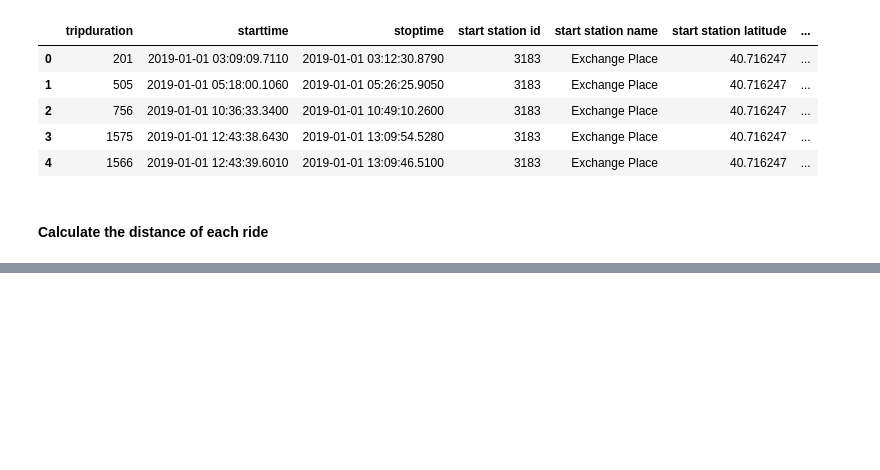
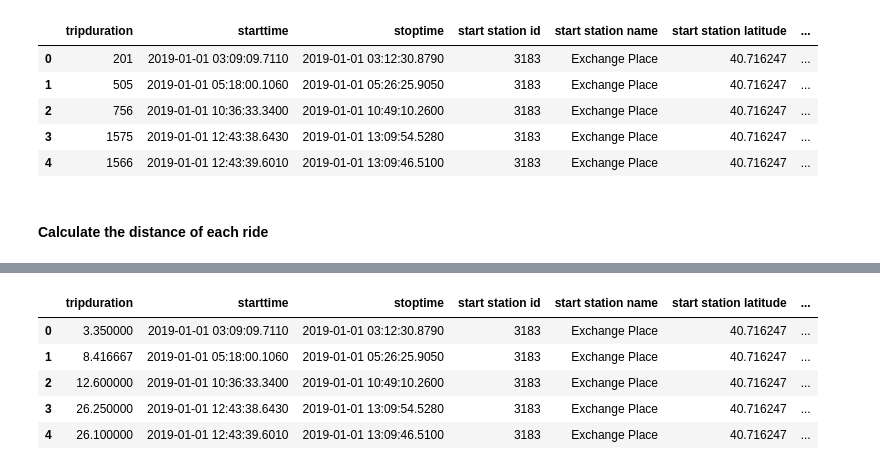
Before and after one commit to lorijta92/tableau-citibike, a Jupyter notebook: clean_citibike.ipynb, the cells around one changed output, grey strips where cells are left out. Drawn from its saved outputs; the diff is of its cells as text; code cells hidden in the pictures; blank space fills up the shorter version.

Commit message:
more data cleaning

```diff
--- a/clean_citibike.ipynb
+++ b/clean_citibike.ipynb
@@ -93,3 +90,7 @@ for i in range(0, len(lat1)):
 
     # Append miles travel to 'distance' list
     distance.append(miles)
+# %%
+# Add trip distance as new column to data frame
+df["tripdistance (mi)"] = distance
+df.head()
@@ -95,0 +104,15 @@ for i in range(0, len(lat1)):
+# %%
+# Convert trip duration column from seconds to minutes
+df["tripduration"] = [trip/60 for trip in df["tripduration"]]
+
+# Rename trip duration column
+df.rename(columns={"tripduration":"tripduration (min)"})
+
+df.head()
+# %% [output]
+|  | tripduration | starttime | stoptime | start station id | start station name | start station latitude | ... |
+| 0 | 3.350000 | 2019-01-01 03:09:09.7110 | 2019-01-01 03:12:30.8790 | 3183 | Exchange Place | 40.716247 | ... |
+| 1 | 8.416667 | 2019-01-01 05:18:00.1060 | 2019-01-01 05:26:25.9050 | 3183 | Exchange Place | 40.716247 | ... |
+| 2 | 12.600000 | 2019-01-01 10:36:33.3400 | 2019-01-01 10:49:10.2600 | 3183 | Exchange Place | 40.716247 | ... |
+| 3 | 26.250000 | 2019-01-01 12:43:38.6430 | 2019-01-01 13:09:54.5280 | 3183 | Exchange Place | 40.716247 | ... |
+| 4 | 26.100000 | 2019-01-01 12:43:39.6010 | 2019-01-01 13:09:46.5100 | 3183 | Exchange Place | 40.716247 | ... |
```
Also changed, not shown: parts of 6 cells of this notebook, 11 other files.
